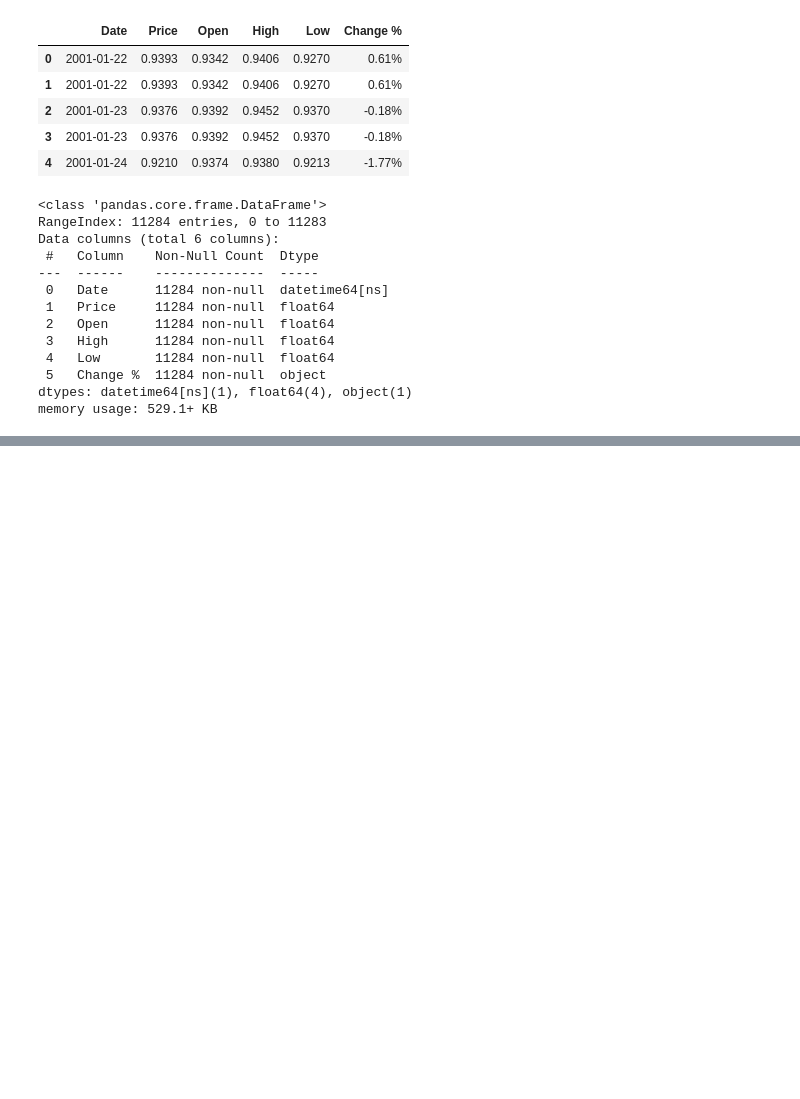
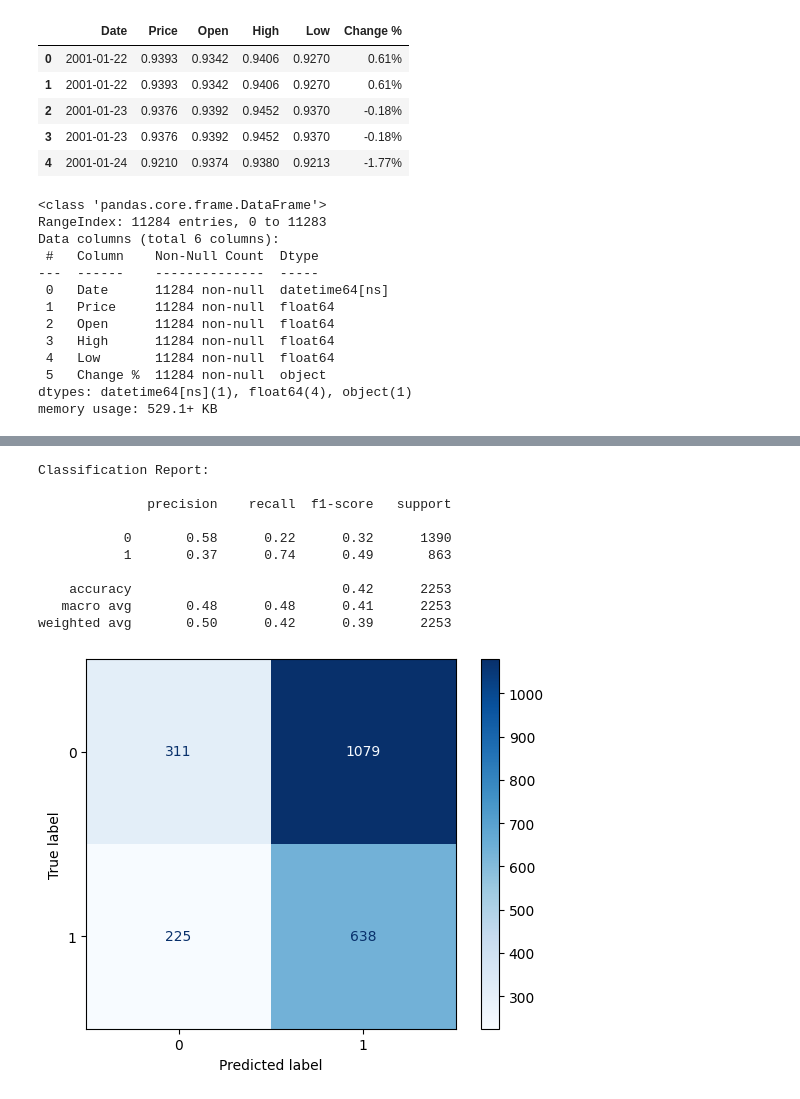
Before and after one commit to NITHISHKUMAR0283/forex_trend_prediction_ml, a Jupyter notebook: forex_prediction.ipynb, the cells around one changed output, grey strips where cells are left out. Saved outputs shown, nothing was run; the diff lists cells and outputs as text; code cells hidden in the pictures; blank space fills up the shorter version.

```diff
--- a/forex_prediction.ipynb
+++ b/forex_prediction.ipynb
@@ -38,0 +101,17 @@ memory usage: 529.1+ KB
+# %%
+from sklearn.linear_model import LogisticRegression
+from sklearn.metrics import accuracy_score, classification_report
+from sklearn.preprocessing import StandardScaler
+
+scaler = StandardScaler()
+X_train_scaled = scaler.fit_transform(X_train)
+X_test_scaled = scaler.transform(X_test)
+
+lr_model = LogisticRegression(max_iter=1000, class_weight='balanced')
+lr_model.fit(X_train_scaled, y_train)
+
+y_pred = lr_model.predict(X_test_scaled)
+y_proba = lr_model.predict_proba(X_test_scaled)[:, 1]
+
+print(f"Logistic Regression Accuracy: {accuracy_score(y_test, y_pred):.4f}")
+print(classification_report(y_test, y_pred))
@@ -38,0 +128,24 @@ memory usage: 529.1+ KB
+# %%
+from sklearn.metrics import confusion_matrix, classification_report, ConfusionMatrixDisplay
+import matplotlib.pyplot as plt
+
+cm = confusion_matrix(y_test, y_pred)
+print("Classification Report:\n")
+print(classification_report(y_test, y_pred))
+
+
+disp = ConfusionMatrixDisplay(confusion_matrix=cm)
+disp.plot(cmap=plt.cm.Blues)
+plt.show()
+# %% [output]
+Classification Report:
+
+              precision    recall  f1-score   support
+
+           0       0.58      0.22      0.32      1390
+           1       0.37      0.74      0.49       863
+
+    accuracy                           0.42      2253
+   macro avg       0.48      0.48      0.41      2253
+weighted avg       0.50      0.42      0.39      2253
+[figure, added]
```
Also changed, not shown: parts of 14 cells of this notebook.
